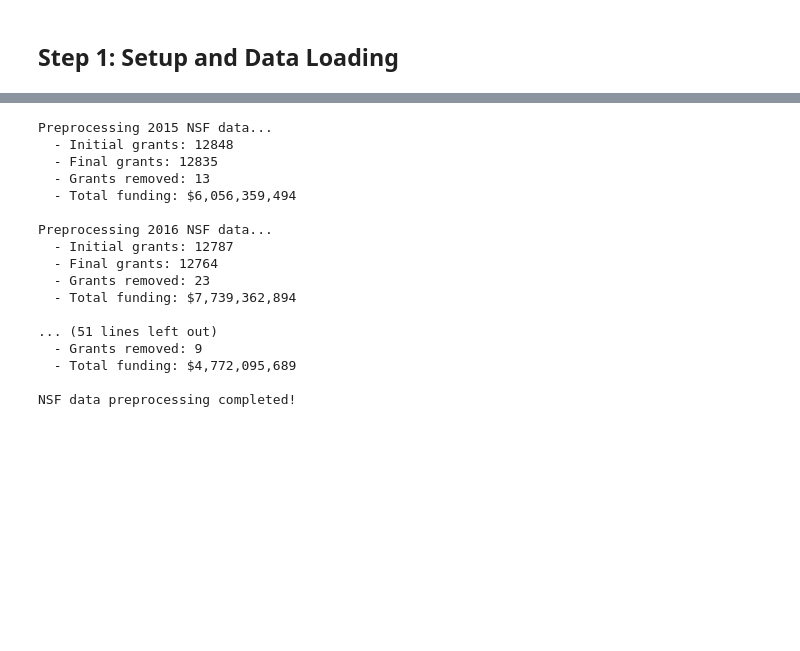
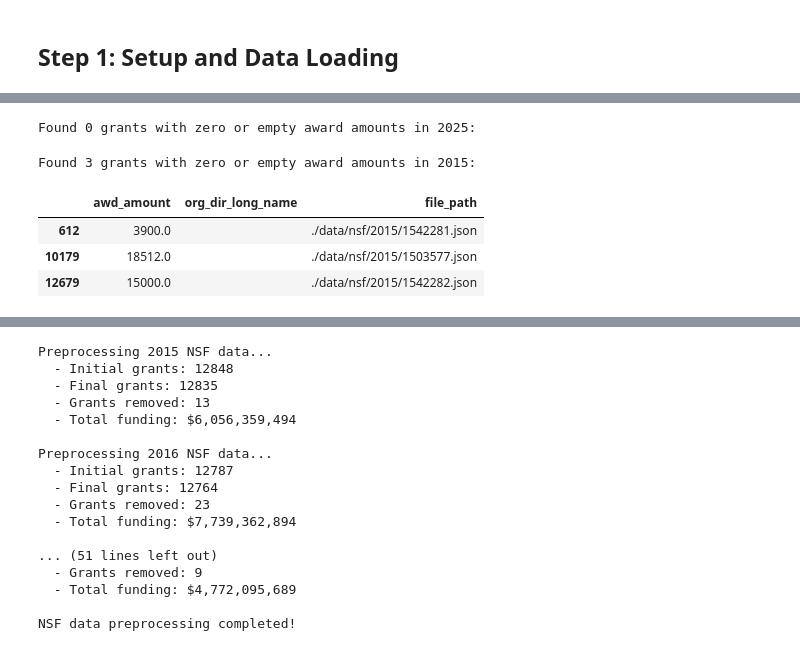
Before and after one commit to chris-creditdesign/nature-trump-anniversary, a Jupyter notebook: nsf_grant_org_directorate_analysis.ipynb, the cells around one changed output, grey strips where cells are left out. Drawn from its saved outputs; the diff is of its cells as text; code cells hidden in the pictures; blank space fills up the shorter version.

```diff
--- a/nsf_grant_org_directorate_analysis.ipynb
+++ b/nsf_grant_org_directorate_analysis.ipynb
@@ -189,0 +221,27 @@ Office Of The Director
+# %%
+# Filter for rows where the Directorate name is empty or null
+grants_with_no_directorate_2025 = dataframes_json_data[2025][
+    (dataframes_json_data[2025]['org_dir_long_name'] == '') |
+    (dataframes_json_data[2025]['org_dir_long_name'].isna())
+]
+
+print(f"Found {len(grants_with_no_directorate_2025)} grants with zero or empty award amounts in 2025:")
+# %% [output]
+Found 0 grants with zero or empty award amounts in 2025:
+# %%
+# Filter for rows where the Directorate name is empty or null
+grants_with_no_directorate_2015 = dataframes_json_data[2015][
+    (dataframes_json_data[2015]['org_dir_long_name'] == '') |
+    (dataframes_json_data[2015]['org_dir_long_name'].isna())
+]
+
+print(f"Found {len(grants_with_no_directorate_2015)} grants with zero or empty award amounts in 2015:")
+# %% [output]
+Found 3 grants with zero or empty award amounts in 2015:
+# %%
+grants_with_no_directorate_2015
+# %% [output]
+|  | awd_amount | org_dir_long_name | file_path |
+| 612 | 3900.0 |  | ./data/nsf/2015/1542281.json |
+| 10179 | 18512.0 |  | ./data/nsf/2015/1503577.json |
+| 12679 | 15000.0 |  | ./data/nsf/2015/1542282.json |
```
Also changed, not shown: parts of 14 cells of this notebook.
